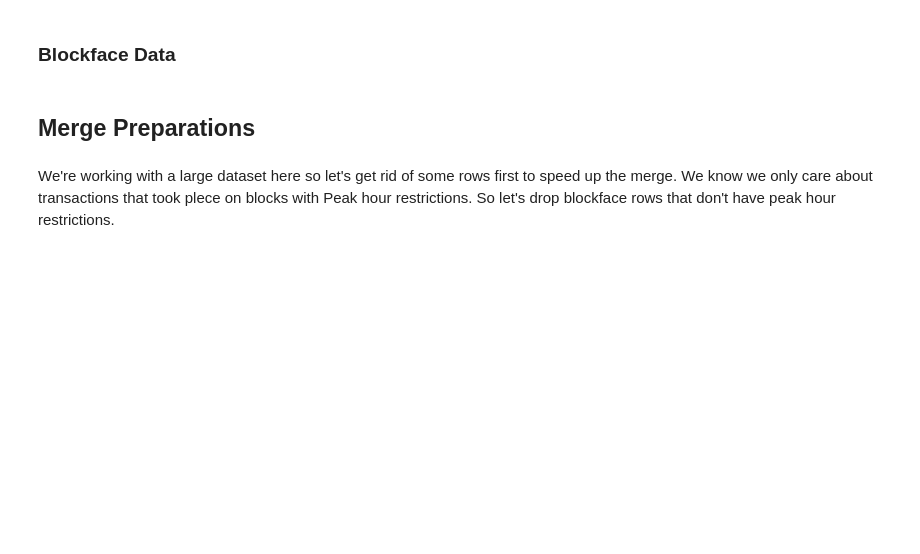
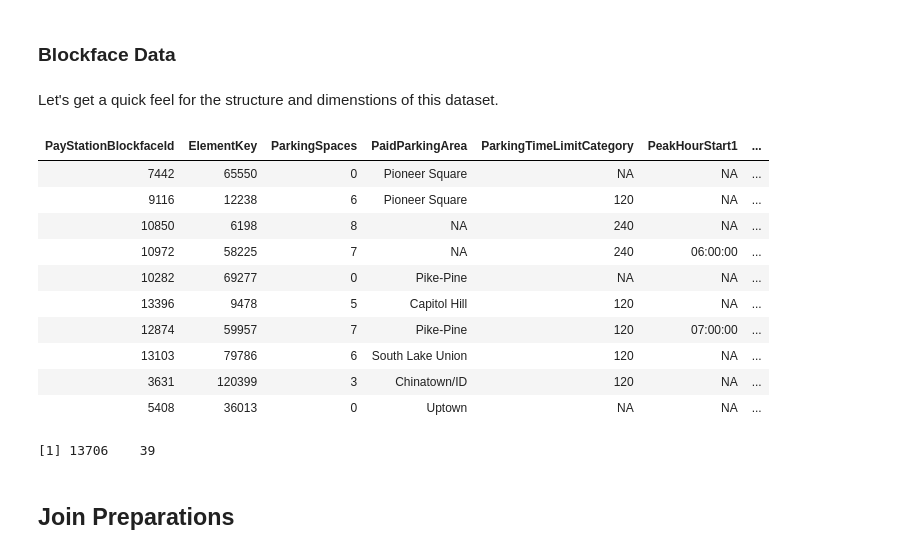
Before and after one commit to rexthompson/DATA-512-Final-Project, a Jupyter notebook: DATA-512-Final-Project.ipynb, the cells around one changed output. Saved outputs shown, nothing was run; the diff lists cells and outputs as text; code cells hidden in the pictures; blank space fills up the shorter version.

```diff
--- a/DATA-512-Final-Project.ipynb
+++ b/DATA-512-Final-Project.ipynb
@@ -57,7 +87,23 @@ suppressMessages(transactions <- read_csv(transactionFilename))
 ### Blockface Data
 # %%
 suppressMessages(blockface <- read_csv("data/Blockface_cleaned.csv"))
+# %% [markdown]
+Let's get a quick feel for the structure and dimenstions of this dataset.
+# %%
+set.seed(9); blockface[sort(sample(nrow(blockface), 10)),]
+dim(blockface)
+# %% [output]
+| PayStationBlockfaceId | ElementKey | ParkingSpaces | PaidParkingArea | ParkingTimeLimitCategory | PeakHourStart1 | ... |
+| 7442 | 65550 | 0 | Pioneer Square | NA | NA | ... |
+| 9116 | 12238 | 6 | Pioneer Square | 120 | NA | ... |
+| 10850 | 6198 | 8 | NA | 240 | NA | ... |
+| 10972 | 58225 | 7 | NA | 240 | 06:00:00 | ... |
+| 10282 | 69277 | 0 | Pike-Pine | NA | NA | ... |
+| 13396 | 9478 | 5 | Capitol Hill | 120 | NA | ... |
+| 12874 | 59957 | 7 | Pike-Pine | 120 | 07:00:00 | ... |
+| 13103 | 79786 | 6 | South Lake Union | 120 | NA | ... |
+| 3631 | 120399 | 3 | Chinatown/ID | 120 | NA | ... |
+| 5408 | 36013 | 0 | Uptown | NA | NA | ... |
+[1] 13706    39
 # %% [markdown]
-## Merge Preparations
+## Join Preparations
-# %% [markdown]
-We're working with a large dataset here so let's get rid of some rows first to speed up the merge. We know we only care about transactions that took plece on blocks with Peak hour restrictions. So let's drop blockface rows that don't have peak hour restrictions.
```
Also changed, not shown: parts of 67 cells of this notebook, 1 other file.
